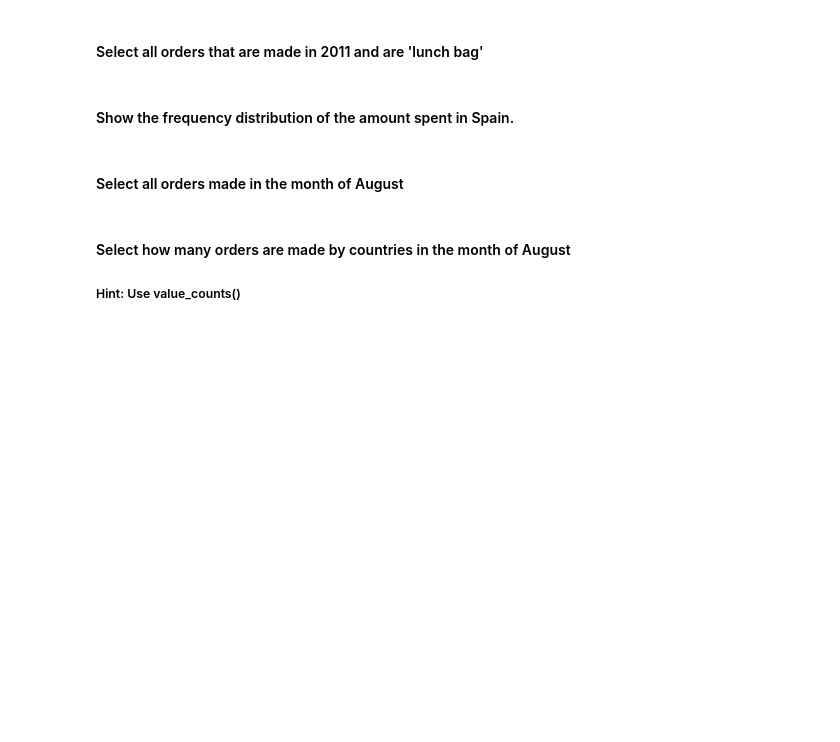
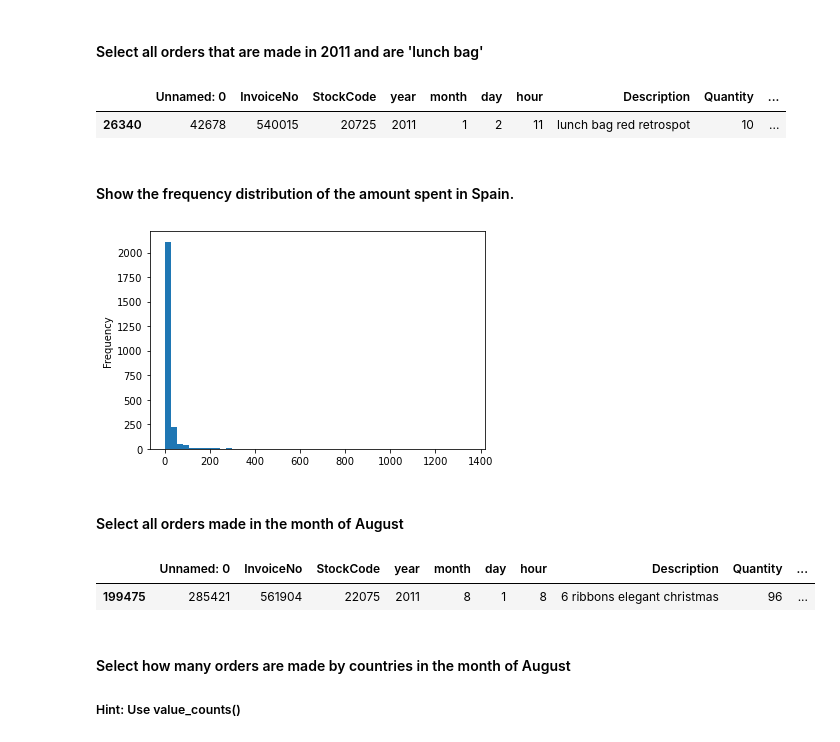
Before and after one commit to Ironhack-Data-Madrid-Octubre-2022/5.1-lab-subsetting-and-descriptive-stats, a Jupyter notebook: your-code/main.ipynb, the cells around one changed output. Drawn from its saved outputs; the diff is of its cells as text; code cells hidden in the pictures; blank space fills up the shorter version.

```diff
--- a/your-code/main.ipynb
+++ b/your-code/main.ipynb
@@ -158,2 +342,4 @@ pd.set_option('display.max_columns', None)
+# %%
+orders=pd.read_csv('Orders.csv')
 # %% [markdown]
 #### Explore your dataset by looking at the data types and the summary statistics. Comment your results
@@ -204,2 +450,7 @@ pd.set_option('display.max_columns', None)
+# %%
+orders[(orders.Description.str.contains('lunch bag')) & (orders.InvoiceDate.str.contains('2011'))].head(1)
+# %% [output]
+|  | Unnamed: 0 | InvoiceNo | StockCode | year | month | day | hour | Description | Quantity | ... |
+| 26340 | 42678 | 540015 | 20725 | 2011 | 1 | 2 | 11 | lunch bag red retrospot | 10 | ... |
 # %% [markdown]
 #### Show the frequency distribution of the amount spent in Spain.
@@ -208,2 +457,6 @@ pd.set_option('display.max_columns', None)
+# %%
+orders.amount_spent[orders.Country=='Spain'].plot.hist(bins=50);
+# %% [output]
+[figure, added]
 # %% [markdown]
 #### Select all orders made in the month of August
@@ -212,3 +463,8 @@ pd.set_option('display.max_columns', None)
+# %%
+orders[(orders.InvoiceDate>'2011-08-01') & (orders.InvoiceDate>'2011-08-01')].head(1)
+# %% [output]
+|  | Unnamed: 0 | InvoiceNo | StockCode | year | month | day | hour | Description | Quantity | ... |
+| 199475 | 285421 | 561904 | 22075 | 2011 | 8 | 1 | 8 | 6 ribbons elegant christmas | 96 | ... |
 # %% [markdown]
 #### Select how many orders are made by countries in the month of August
 ##### Hint: Use value_counts()
```
Also changed, not shown: parts of 87 cells of this notebook, 2 other files.
